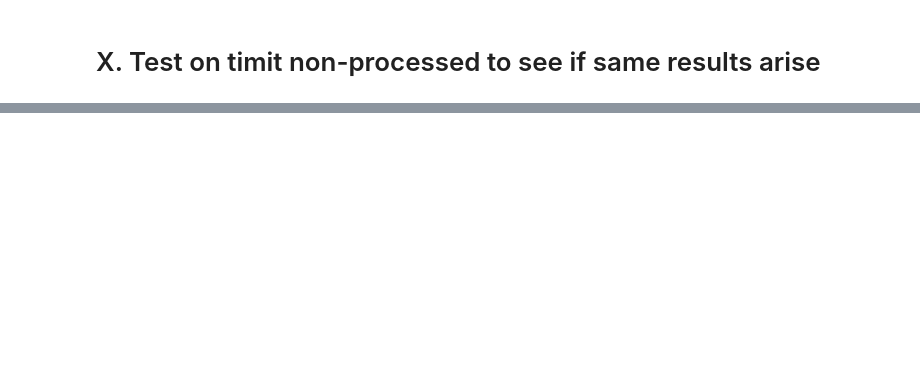
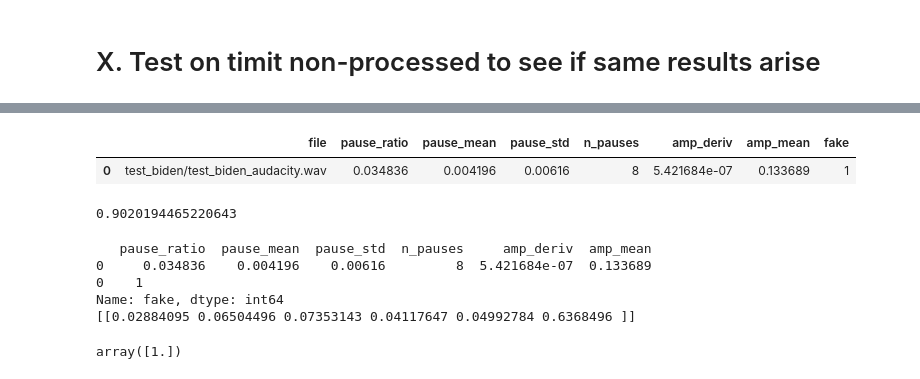
Before and after one commit to sbarrington/df-shibboleth, a Jupyter notebook: 02 Modeling/full_pipeline_cadence_feature_engineering.ipynb, the cells around one changed output, grey strips where cells are left out. Cells and saved outputs as stored; diff of their text form; code cells hidden in the pictures; blank space fills up the shorter version.

```diff
--- a/02 Modeling/full_pipeline_cadence_feature_engineering.ipynb
+++ b/02 Modeling/full_pipeline_cadence_feature_engineering.ipynb
@@ -303,0 +376,2 @@ truncated_audios_temp = truncated_audios
+# %%
+features_with_nans = features
@@ -303,0 +590,33 @@ truncated_audios_temp = truncated_audios
+# %%
+test_features
+# %% [output]
+|  | file | pause_ratio | pause_mean | pause_std | n_pauses | amp_deriv | amp_mean | fake |
+| 0 | test_biden/test_biden_audacity.wav | 0.034836 | 0.004196 | 0.00616 | 8 | 5.421684e-07 | 0.133689 | 1 |
+# %%
+from sklearn import svm
+X_train, X_test, y_train, y_test = train_test_split(features.iloc[:, 1:-1], features['fake'], test_size=0.25, random_state=0)
+
+scaler = MinMaxScaler()
+
+X_train_norm = scaler.fit_transform(X_train)
+X_test_norm = scaler.transform(X_test)
+
+clf = svm.SVC(C=1000, gamma=0.1, kernel='rbf')
+clf.fit(X_train_norm, y_train)
+clf.score(X_test_norm, y_test)
+# %% [output]
+0.9020194465220643
+# %%
+X_new = test_features.iloc[:, 1:-1]
+y_new = test_features['fake']
+print(X_new)
+print(y_new)
+
+X_new_norm = scaler.transform(X_new)
+print(X_new_norm)
+# %% [output]
+   pause_ratio  pause_mean  pause_std  n_pauses     amp_deriv  amp_mean
+0     0.034836    0.004196    0.00616         8  5.421684e-07  0.133689
+0    1
+Name: fake, dtype: int64
+[[0.02884095 0.06504496 0.07353143 0.04117647 0.04992784 0.6368496 ]]
@@ -303,0 +625,4 @@ truncated_audios_temp = truncated_audios
+# %%
+y_predicted_wild
+# %% [output]
+array([1.])
```
Also changed, not shown: parts of 33 cells of this notebook.
